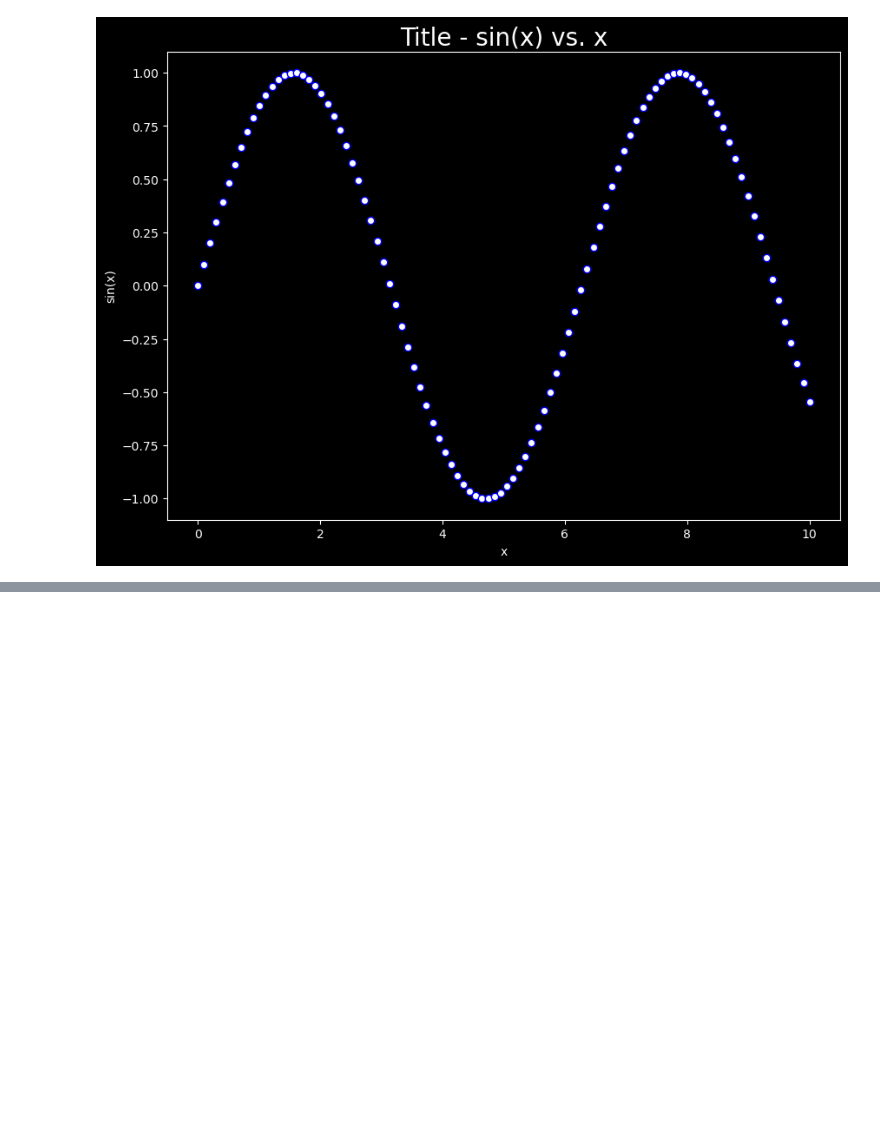
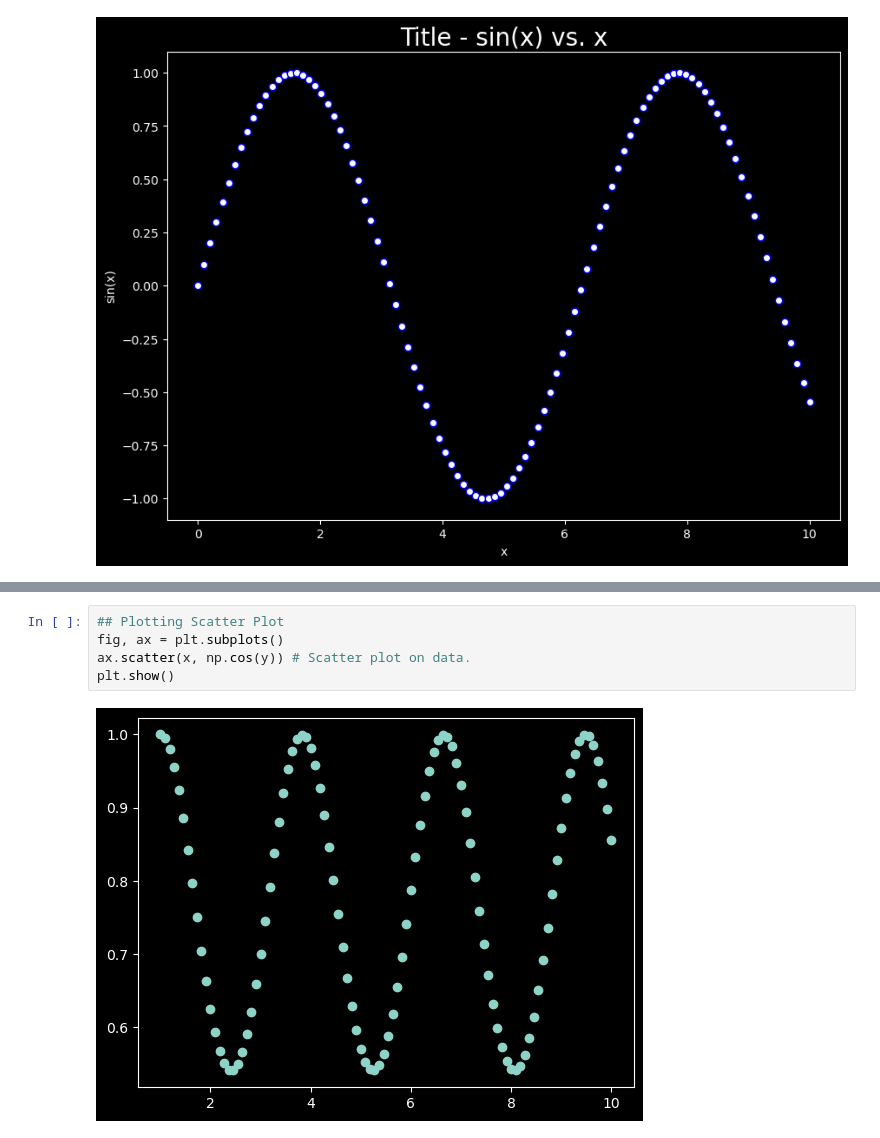
Before and after one commit to DarkDk123/ZTM-ML-Data-Science, a Jupyter notebook: 6. Matplotlib : Visualizing Data/Matplotlib_Intro.ipynb, the cells around one changed output, grey strips where cells are left out. Cells and saved outputs as stored; diff of their text form; blank space fills up the shorter version.

```diff
--- a/6. Matplotlib : Visualizing Data/Matplotlib_Intro.ipynb
+++ b/6. Matplotlib : Visualizing Data/Matplotlib_Intro.ipynb
@@ -187,0 +213,7 @@ fig.savefig("Images/scatter.png")
+# %%
+## Plotting Scatter Plot
+fig, ax = plt.subplots()
+ax.scatter(x, np.cos(y)) # Scatter plot on data.
+plt.show()
+# %% [output]
+[figure, added]
```
Also changed, not shown: parts of 5 cells of this notebook.
